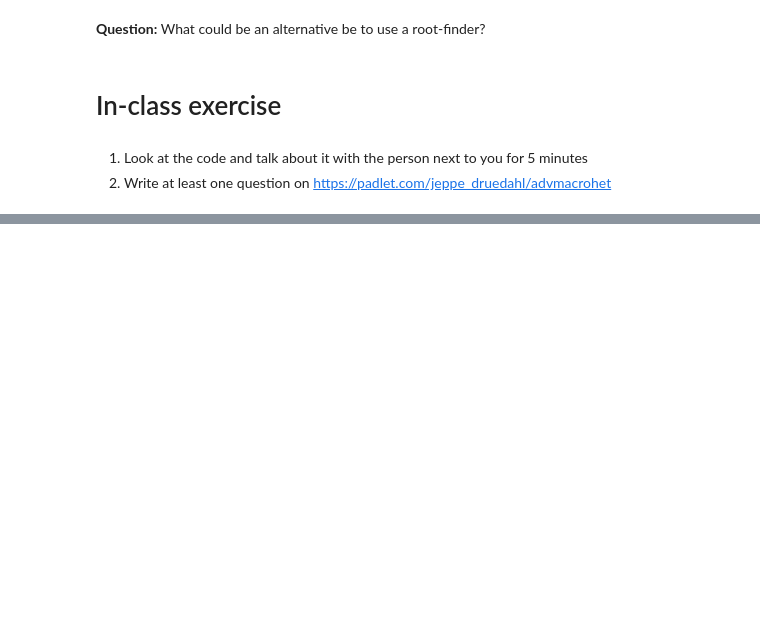
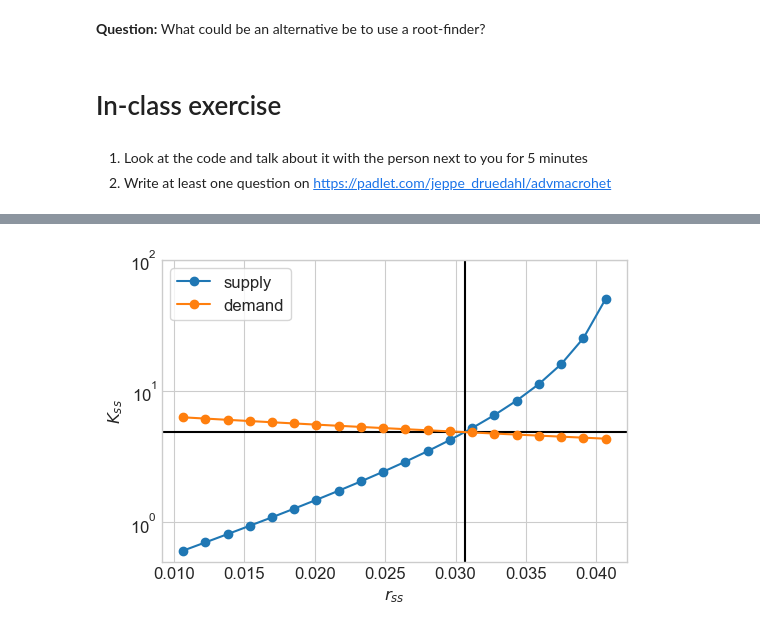
Before and after one commit to NumEconCopenhagen/AdvMacroHet, a Jupyter notebook: 04/StationaryEquilibrium.ipynb, the cells around one changed output, grey strips where cells are left out. Cells and saved outputs as stored; diff of their text form; code cells hidden in the pictures; blank space fills up the shorter version.

```diff
--- a/04/StationaryEquilibrium.ipynb
+++ b/04/StationaryEquilibrium.ipynb
@@ -346,0 +401,17 @@ ss.K = 3.96
+# %%
+fig = plt.figure(figsize=(6,6/1.5),dpi=100)
+ax = fig.add_subplot(1,1,1)
+
+ax.axvline(ss.r,color='black')
+ax.axhline(ss.K,color='black')
+
+ax.plot(r_ss_vec,K_hh_supply,'-o',label='supply')
+ax.plot(r_ss_vec,K_firm_demand,'-o',label='demand')
+
+ax.set_xlabel('$r_{ss}$')
+ax.set_ylabel('$K_{ss}$')
+ax.set_ylim([0.5,100])
+ax.set_yscale('log')
+ax.legend(frameon=True);
+# %% [output]
+[figure, added]
```
Also changed, not shown: parts of 6 cells of this notebook, 7 other files.
